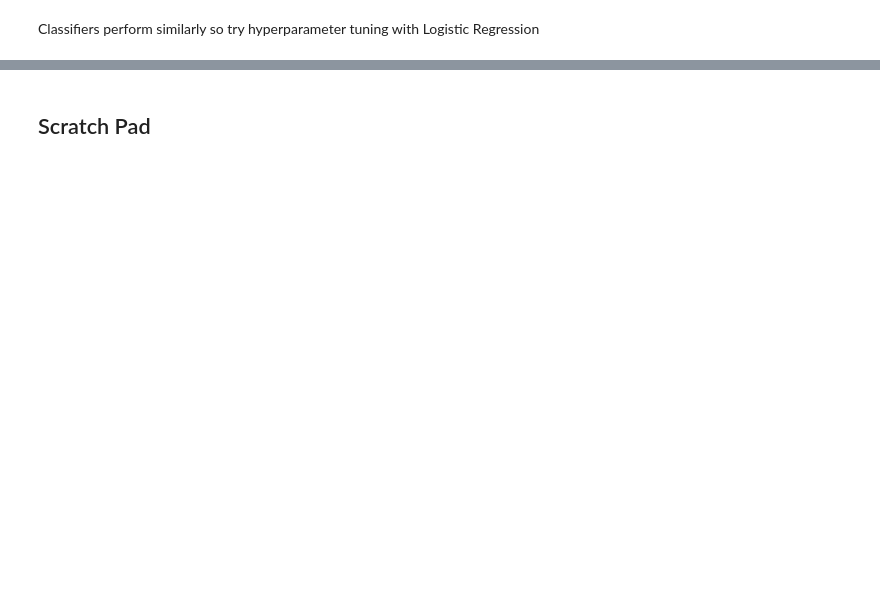
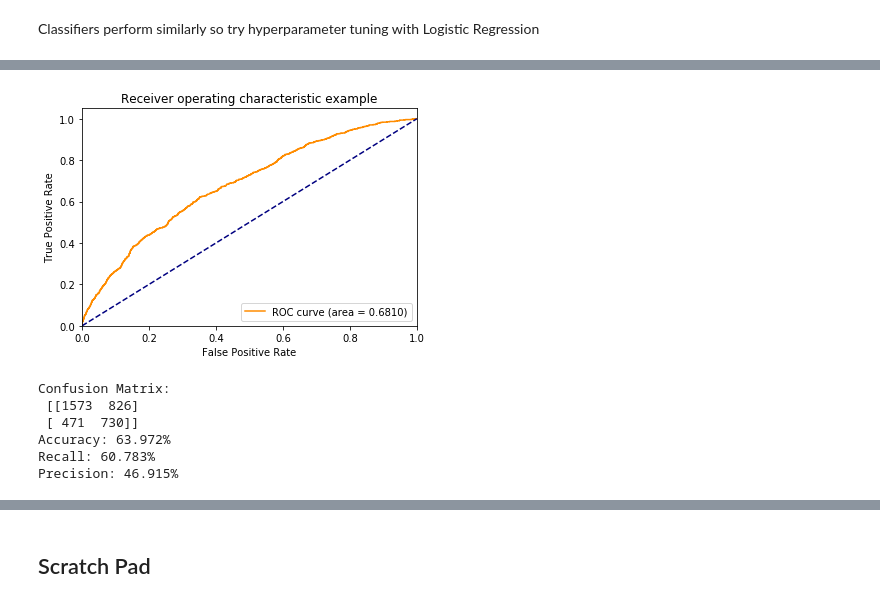
Before and after one commit to Darrkong/movie_poster_analysis, a Jupyter notebook: Movie_overview_analysis.ipynb, the cells around one changed output, grey strips where cells are left out. Saved outputs shown, nothing was run; the diff lists cells and outputs as text; code cells hidden in the pictures; blank space fills up the shorter version.

```diff
--- a/Movie_overview_analysis.ipynb
+++ b/Movie_overview_analysis.ipynb
@@ -571,0 +629,33 @@ plt.show()
+# %%
+from sklearn.ensemble import RandomForestClassifier
+from sklearn.ensemble import AdaBoostClassifier
+from sklearn.ensemble import GradientBoostingClassifier
+from sklearn.svm import SVC
+
+X_train, X_test, y_train, y_test, title_train, title_test = train_test_split(final['overview'], final['melancholic_wierd'], final['title_x'], test_size = 0.33, random_state = 412)
+
+models1 = {
+    'RandomForestClassifier': RandomForestClassifier(),
+    'AdaBoostClassifier': AdaBoostClassifier(),
+    'GradientBoostingClassifier': GradientBoostingClassifier(),
+    'SVC': SVC(),
+    'SGDClassifier': SGDClassifier(loss = 'log', penalty = 'elasticnet', class_weight = 'balanced', max_iter = 120)
+}
+
+params1 = {
+    'RandomForestClassifier': { 'clf__n_estimators': [16, 32] },
+    'AdaBoostClassifier':  { 'clf__n_estimators': [16, 32] },
+    'GradientBoostingClassifier': { 'clf__n_estimators': [16, 32], 'clf__learning_rate': [0.8, 1.0] },#
+    'SVC': [
+        {'clf__kernel': ['linear'], 'clf__C': [1, 10]},
+        {'clf__kernel': ['rbf'], 'clf__C': [1, 10], 'clf__gamma': [0.001, 0.0001]},
+    ],
+    'SGDClassifier': {
+                      'clf__l1_ratio' :  np.linspace(0,1,8)
+                     }
+}
+
+
+helper1 = EstimatorSelectionHelper(models1, params1, pipeline)
+model = helper1.fit(X_train, y_train, scoring='recall', n_jobs=2)
+helper1.score_summary()
@@ -571,0 +705,17 @@ plt.show()
+# %%
+pipeline = Pipeline([('vect', CountVectorizer(tokenizer=tokenize , stop_words='english', max_features = 700, max_df =  0.5, min_df= 0.01)),
+                      ('tfidf', TfidfTransformer()),
+                      ('clf', SGDClassifier(loss = 'log', penalty = 'elasticnet', max_iter = 120, l1_ratio = 1, class_weight = 'balanced')),
+])
+
+model = pipeline.fit(X_train, y_train)
+# %%
+roc_stats(X_test, y_test, model=model)
+# %% [output]
+[figure, added]
+Confusion Matrix:
+ [[1573  826]
+ [ 471  730]]
+Accuracy: 63.972%
+Recall: 60.783%
+Precision: 46.915%
```
Also changed, not shown: parts of 68 cells of this notebook.
